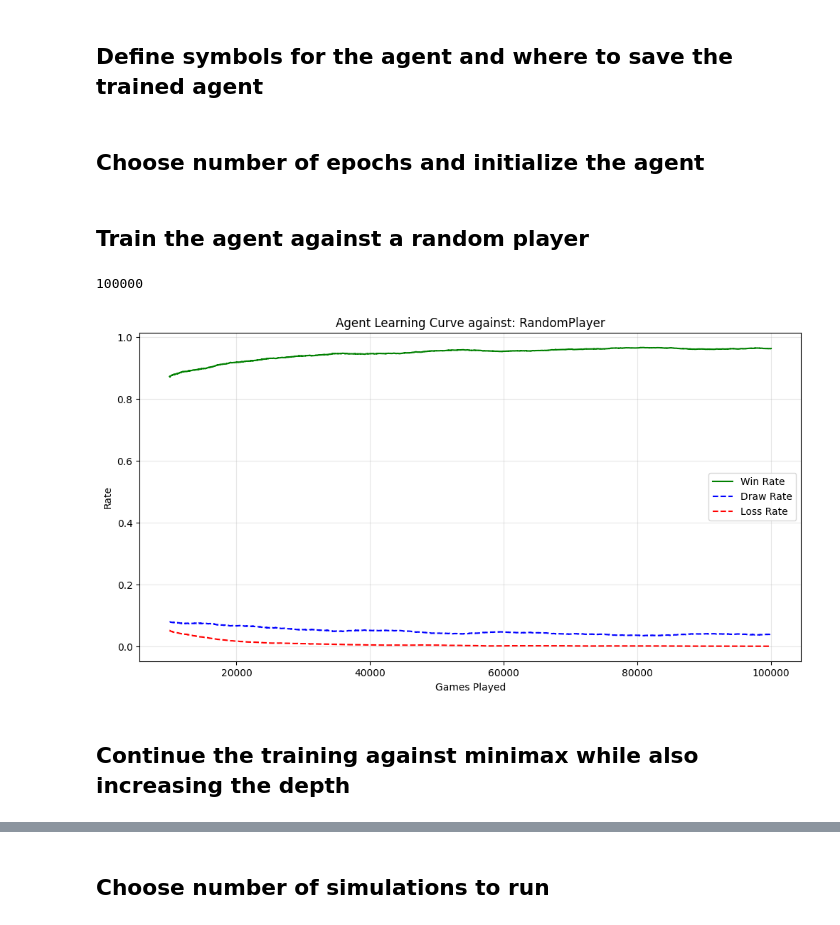
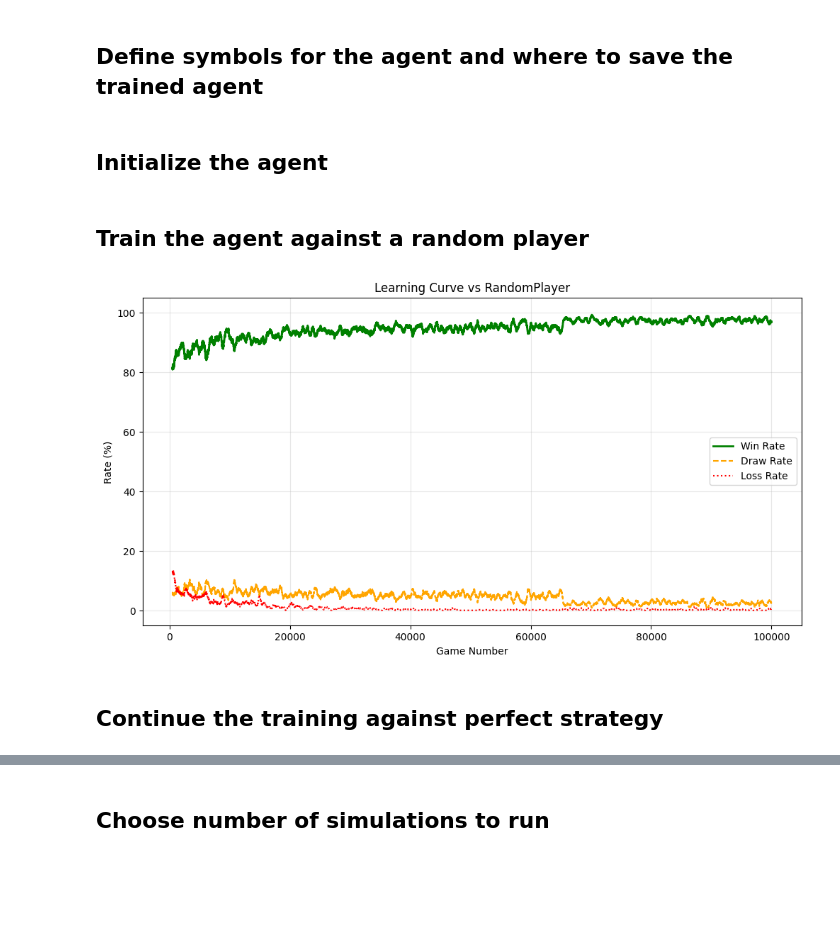
Before and after one commit to Mossberg1/Tic-Tac-Toe, a Jupyter notebook: nb.ipynb, the cells around one changed output, grey strips where cells are left out. Cells and saved outputs as stored; diff of their text form; code cells hidden in the pictures; blank space fills up the shorter version.

Commit message:
Cleaned up code and fixed minimax.

```diff
--- a/nb.ipynb
+++ b/nb.ipynb
@@ -16,19 +16,19 @@ opponent_symbol = Symbol.O
 
 model_filename = 'models/model.pkl'
 # %% [markdown]
-## Choose number of epochs and initialize the agent
+## Initialize the agent
 # %%
 n_epochs = 100_000
 agent = QLearnPlayer(agent_symbol)
 # %% [markdown]
 ## Train the agent against a random player
 # %%
+n_epochs = 100000
 trainer = QLearnTrainer()
 trainer.train(agent, RandomPlayer(opponent_symbol), n_epochs, model_filename)
 trainer.plot()
 # %% [output]
-100000
-[figure, old version]
+[figure, new version]
 # %% [markdown]
-## Continue the training against minimax while also increasing the depth
+## Continue the training against perfect strategy
 # %%
```
Also changed, not shown: parts of 7 cells of this notebook, 11 other files.
